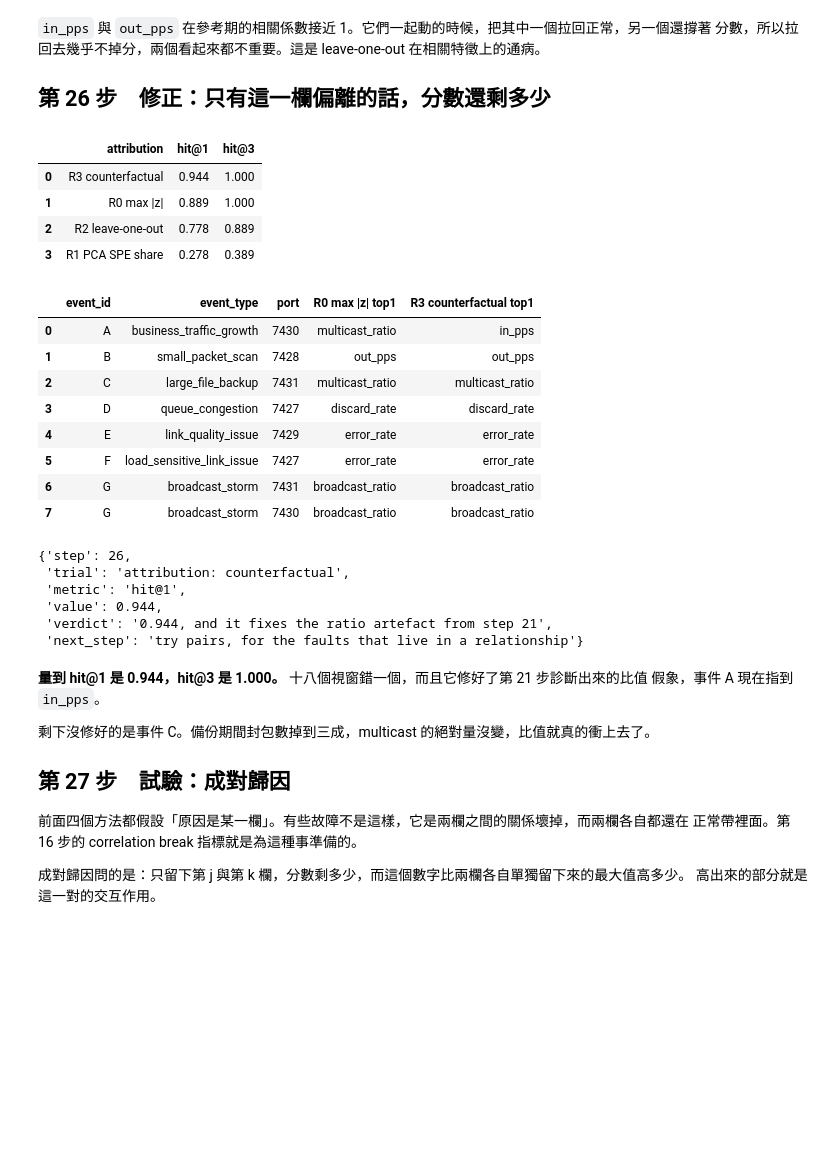
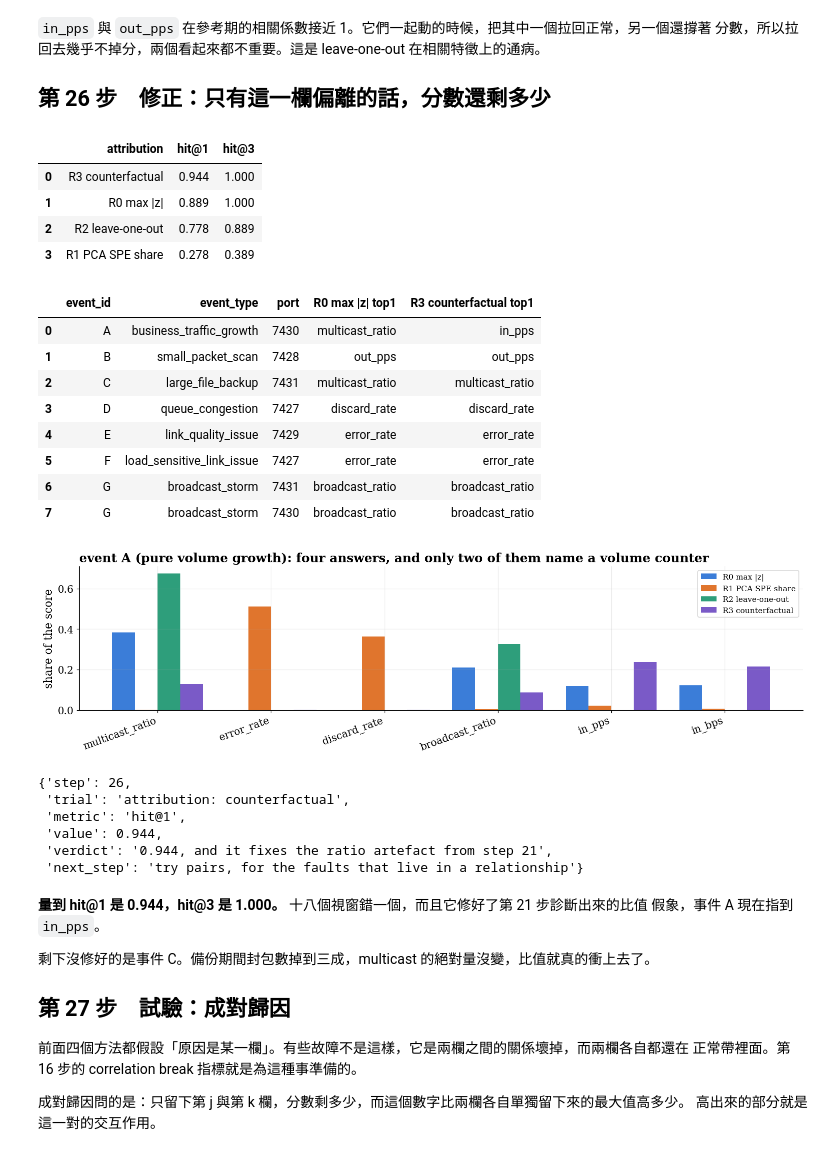
Before and after one commit to kevin880987/aiops-anomaly-zero-to-hero, a Jupyter notebook: labs/workshop/08_rca_capstone.ipynb, the cells around one changed output. Cells and saved outputs as stored; diff of their text form; code cells hidden in the pictures; blank space fills up the shorter version.

```diff
--- a/labs/workshop/08_rca_capstone.ipynb
+++ b/labs/workshop/08_rca_capstone.ipynb
@@ -1418,33 +1537,50 @@ def attribution_counterfactual(model, z_row, spe_row):
         alone[j] = z_row[j]
         kept.append(max(score_one(model, alone), 0.0))
     return pd.Series(share(kept), index=FEATURES)
 
 
 methods["R3 counterfactual"] = attribution_counterfactual
 table = attribution_scoreboard(methods, frame, scores, models, windows)
 summary = summarise(table, methods)
 display(summary)
 display(table[["event_id", "event_type", "port",
                "R0 max |z| top1", "R3 counterfactual top1"]].head(8))
+compare_methods = pd.DataFrame({
+    name: attribute(models["port-id7430"], frame, scores,
+                    windows[windows["event_id"] == "A"].iloc[0], method)
+    for name, method in methods.items()})
+top = compare_methods.max(axis=1).sort_values(ascending=False).head(6).index
+fig, ax = plt.subplots(figsize=(14, 4.0))
+width = 0.2
+for k, name in enumerate(methods):
+    ax.bar(np.arange(len(top)) + (k - 1.5) * width, compare_methods.loc[top, name],
+           width=width, label=name, color=PORT_C[k % len(PORT_C)])
+ax.set_xticks(np.arange(len(top)), top, rotation=20, ha="right")
+ax.set(ylabel="share of the score", title="event A (pure volume growth): four answers, "
+       "and only two of them name a volume counter")
+ax.legend(fontsize=10)
+plt.show()
+
 ladder.record(26, "attribution: counterfactual", "hit@1",
               summary.query("attribution == 'R3 counterfactual'")["hit@1"].iloc[0],
               "0.944, and it fixes the ratio artefact from step 21",
               "try pairs, for the faults that live in a relationship")
 # %% [output]
 |  | attribution | hit@1 | hit@3 |
 | 0 | R3 counterfactual | 0.944 | 1.000 |
 | 1 | R0 max |z| | 0.889 | 1.000 |
 | 2 | R2 leave-one-out | 0.778 | 0.889 |
 | 3 | R1 PCA SPE share | 0.278 | 0.389 |
 |  | event_id | event_type | port | R0 max |z| top1 | R3 counterfactual top1 |
 | 0 | A | business_traffic_growth | 7430 | multicast_ratio | in_pps |
 | 1 | B | small_packet_scan | 7428 | out_pps | out_pps |
 | 2 | C | large_file_backup | 7431 | multicast_ratio | multicast_ratio |
 | 3 | D | queue_congestion | 7427 | discard_rate | discard_rate |
 | 4 | E | link_quality_issue | 7429 | error_rate | error_rate |
 | 5 | F | load_sensitive_link_issue | 7427 | error_rate | error_rate |
 | 6 | G | broadcast_storm | 7431 | broadcast_ratio | broadcast_ratio |
 | 7 | G | broadcast_storm | 7430 | broadcast_ratio | broadcast_ratio |
+[figure, added]
 {'step': 26,
  'trial': 'attribution: counterfactual',
  'metric': 'hit@1',
```
Also changed, not shown: parts of 16 cells of this notebook.
